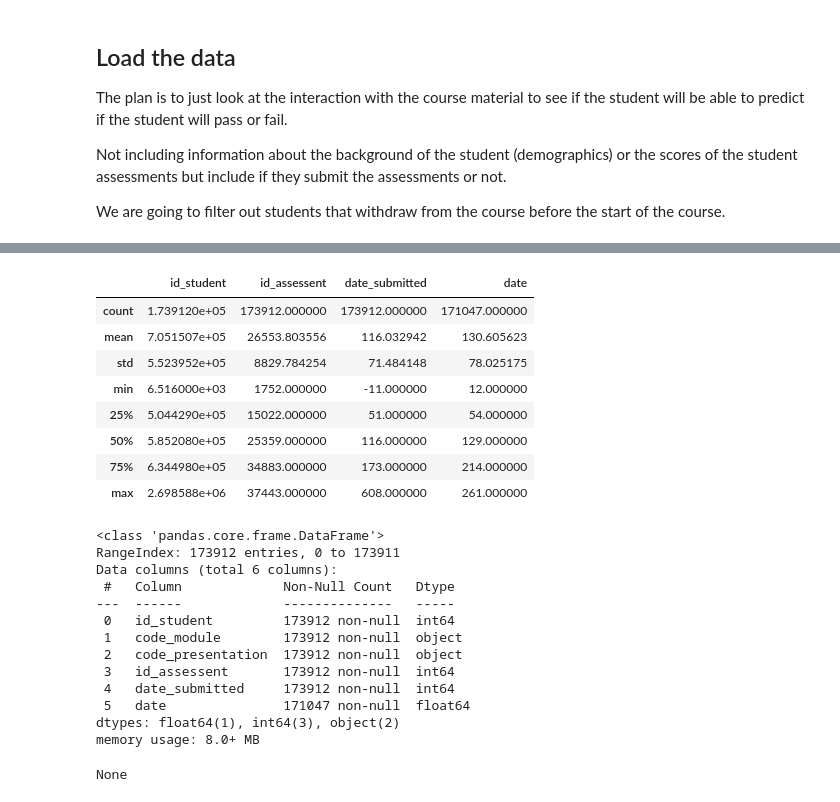
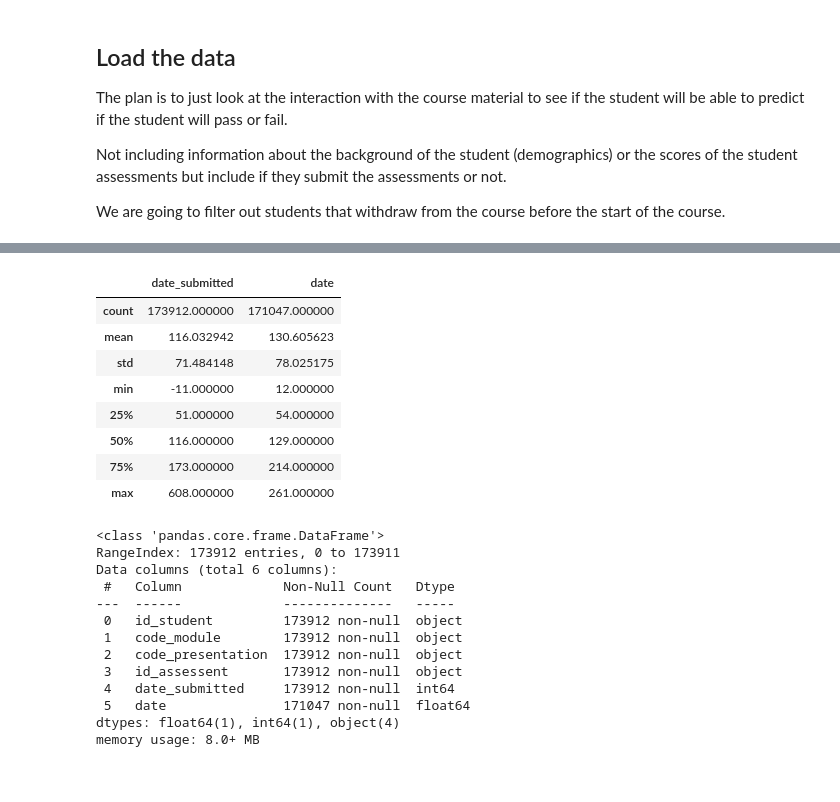
Before and after one commit to horsewell/project4, a Jupyter notebook: student_interaction_course_only.ipynb, the cells around one changed output, grey strips where cells are left out. Saved outputs shown, nothing was run; the diff lists cells and outputs as text; code cells hidden in the pictures.

Commit message:
Further investigate into student interactions

```diff
--- a/student_interaction_course_only.ipynb
+++ b/student_interaction_course_only.ipynb
@@ -110,37 +209,36 @@ None
 # %%
 ass_ds = engine.execute(text("""
-SELECT sAss.id_student, ass.code_module, ass.code_presentation, sAss.id_assessment, sAss.date_submitted, ass.date
+SELECT cast(sAss.id_student as text), ass.code_module, ass.code_presentation, cast(sAss.id_assessment as text), sAss.date_submitted, ass.date
 FROM studentAssessment as sAss
 LEFT JOIN assessments as ass ON sAss.id_assessment = ass.id_assessment
 """)).fetchall()
 
 assessment_df = pd.DataFrame(ass_ds, columns=['id_student', 'code_module', 'code_presentation', 'id_assessent', 'date_submitted', 'date'])
 display(assessment_df.describe())
-display(assessment_df.info())
+assessment_df.info()
 # %% [output]
-|  | id_student | id_assessent | date_submitted | date |
-| count | 1.739120e+05 | 173912.000000 | 173912.000000 | 171047.000000 |
-| mean | 7.051507e+05 | 26553.803556 | 116.032942 | 130.605623 |
-| std | 5.523952e+05 | 8829.784254 | 71.484148 | 78.025175 |
-| min | 6.516000e+03 | 1752.000000 | -11.000000 | 12.000000 |
-| 25% | 5.044290e+05 | 15022.000000 | 51.000000 | 54.000000 |
-| 50% | 5.852080e+05 | 25359.000000 | 116.000000 | 129.000000 |
-| 75% | 6.344980e+05 | 34883.000000 | 173.000000 | 214.000000 |
-| max | 2.698588e+06 | 37443.000000 | 608.000000 | 261.000000 |
+|  | date_submitted | date |
+| count | 173912.000000 | 171047.000000 |
+| mean | 116.032942 | 130.605623 |
+| std | 71.484148 | 78.025175 |
+| min | -11.000000 | 12.000000 |
+| 25% | 51.000000 | 54.000000 |
+| 50% | 116.000000 | 129.000000 |
+| 75% | 173.000000 | 214.000000 |
+| max | 608.000000 | 261.000000 |
 <class 'pandas.core.frame.DataFrame'>
 RangeIndex: 173912 entries, 0 to 173911
 Data columns (total 6 columns):
  #   Column             Non-Null Count   Dtype
 ---  ------             --------------   -----
- 0   id_student         173912 non-null  int64
+ 0   id_student         173912 non-null  object
  1   code_module        173912 non-null  object
  2   code_presentation  173912 non-null  object
- 3   id_assessent       173912 non-null  int64
+ 3   id_assessent       173912 non-null  object
  4   date_submitted     173912 non-null  int64
  5   date               171047 non-null  float64
-dtypes: float64(1), int64(3), object(2)
+dtypes: float64(1), int64(1), object(4)
 memory usage: 8.0+ MB
-None
 # %%
 #df = df.astype({'gender':'string', 'imd_band':'string', 'highest_education':'string', 'age_band':'string', 'region':'string', 'final_result':'string'})
 #df.dtypes
```
Also changed, not shown: parts of 7 cells of this notebook.
